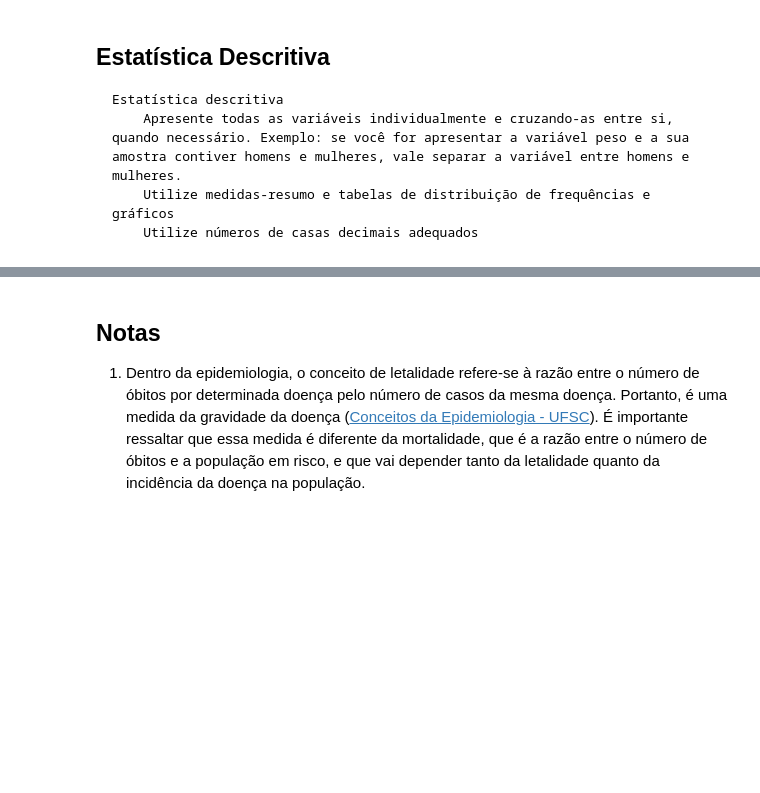
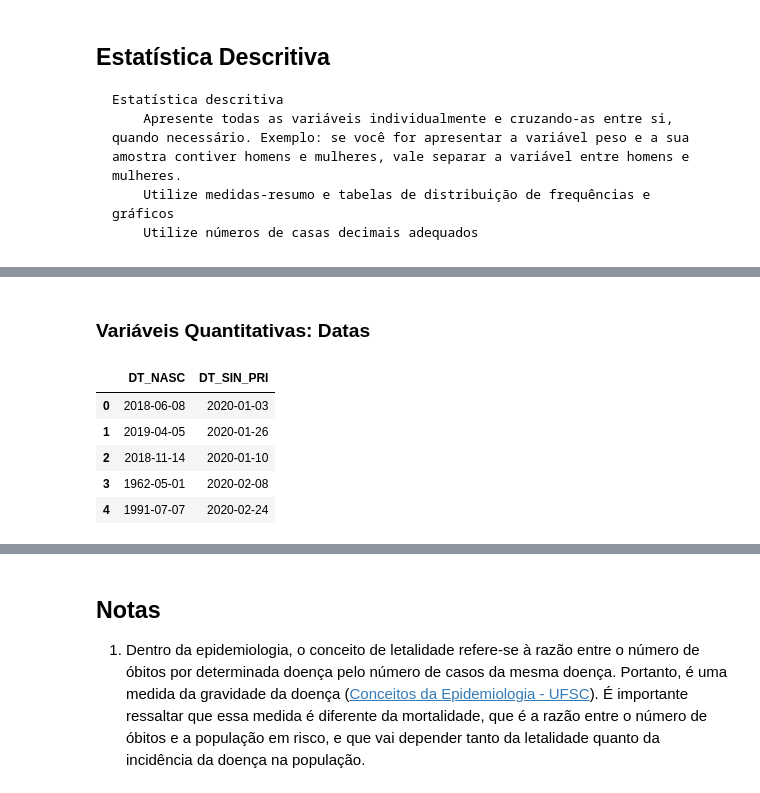
Before and after one commit to victor-marchesini/myfastpage, a Jupyter notebook: _notebooks/2021-06-06-AtividadeFinal-Parte1.ipynb, the cells around one changed output, grey strips where cells are left out. Saved outputs shown, nothing was run; the diff lists cells and outputs as text; code cells hidden in the pictures; blank space fills up the shorter version.

```diff
--- a/_notebooks/2021-06-06-AtividadeFinal-Parte1.ipynb
+++ b/_notebooks/2021-06-06-AtividadeFinal-Parte1.ipynb
@@ -1044,0 +807,14 @@ show_table(df,'dadkalk',cols_left=None,use_index=1,drop_original_index=False,mul
+# %% [markdown]
+### Variáveis Quantitativas: Datas
+# %%
+#hide
+
+df = df_srag[date_cols]
+df.head()
+# %% [output]
+|  | DT_NASC | DT_SIN_PRI |
+| 0 | 2018-06-08 | 2020-01-03 |
+| 1 | 2019-04-05 | 2020-01-26 |
+| 2 | 2018-11-14 | 2020-01-10 |
+| 3 | 1962-05-01 | 2020-02-08 |
+| 4 | 1991-07-07 | 2020-02-24 |
```
Also changed, not shown: parts of 50 cells of this notebook.
